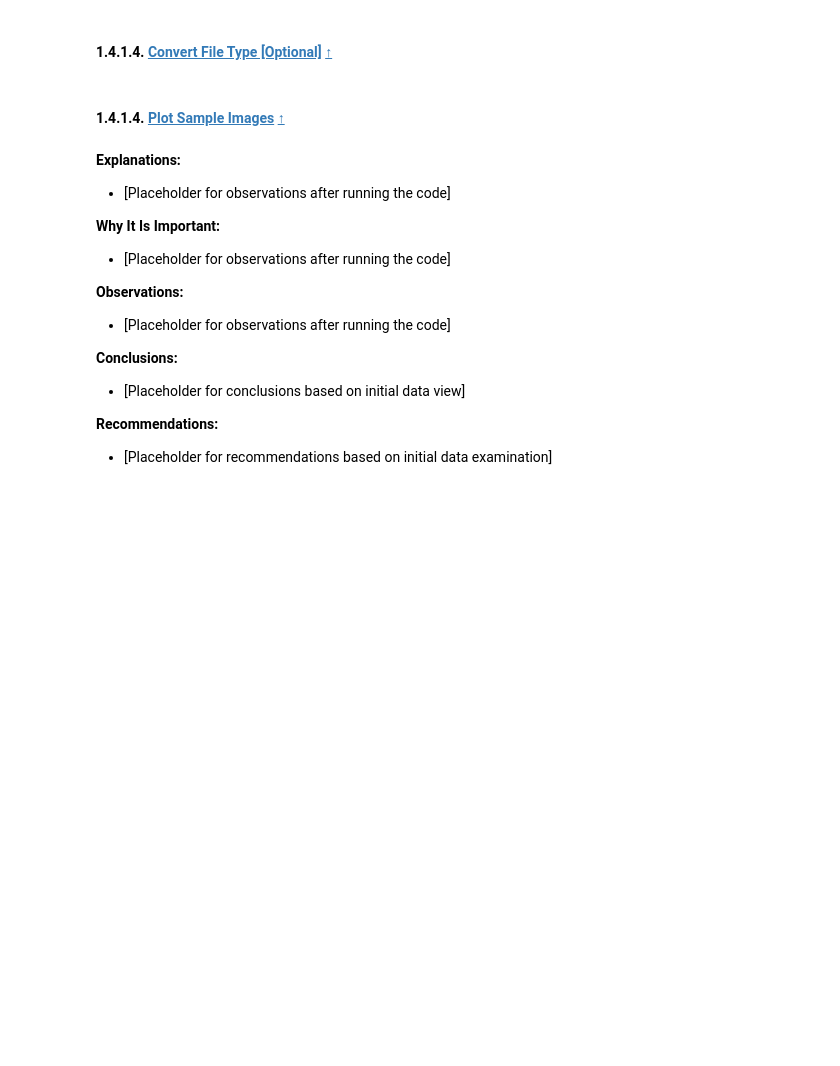
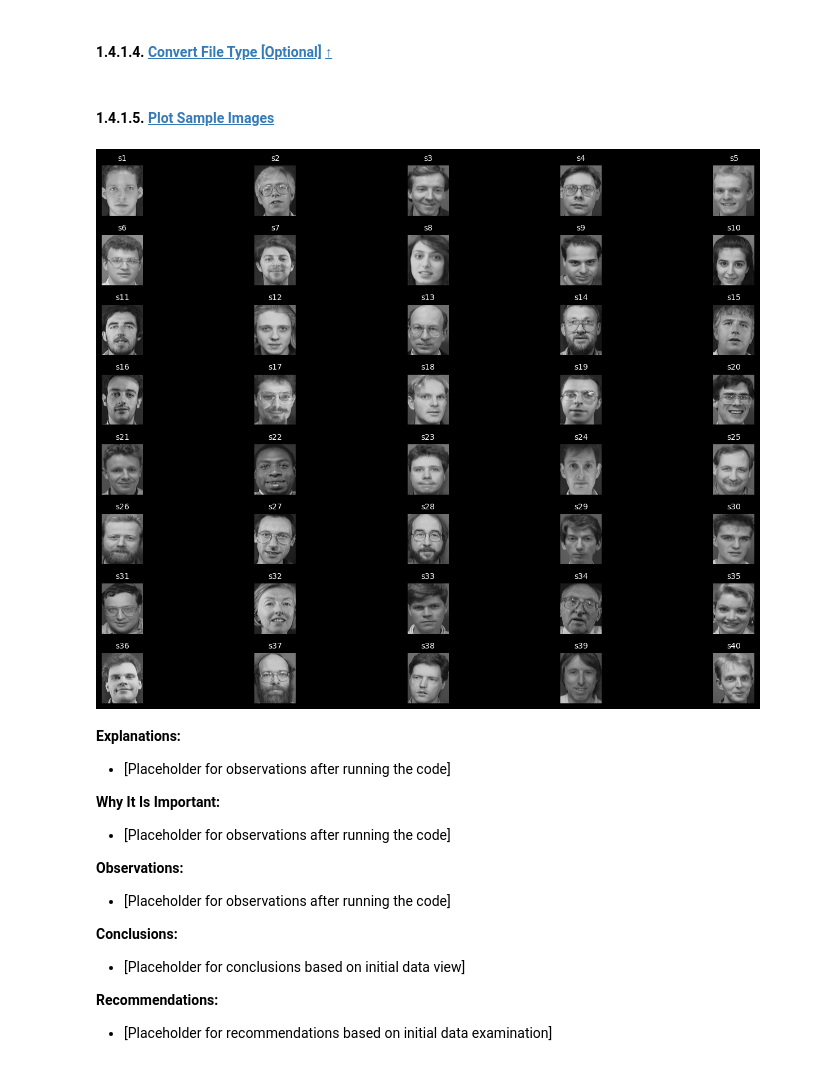
Before and after one commit to toddwalters/aiml-python-coding-examples, a Jupyter notebook: adlcv/projects/1697032566_performingFacialFecognitionWithDL/1697032566_ToddWalters_performingFacialFecognitionWithDL.ipynb, the cells around one changed output. Cells and saved outputs as stored; diff of their text form; code cells hidden in the pictures; blank space fills up the shorter version.

```diff
--- a/adlcv/projects/1697032566_performingFacialFecognitionWithDL/1697032566_ToddWalters_performingFacialFecognitionWithDL.ipynb
+++ b/adlcv/projects/1697032566_performingFacialFecognitionWithDL/1697032566_ToddWalters_performingFacialFecognitionWithDL.ipynb
@@ -291,40 +334,62 @@ def convert_pgm_to_png(input_dir, output_dir):
 # output_dir = 'att_faces'  # New dataset path for PNG files
 convert_pgm_to_png(input_dir, output_dir)
 # %% [markdown]
-#### 1.4.1.4. <a id='toc1_4_1_4_'></a>[**Plot Sample Images**](#toc0_) [&#8593;](#toc0_)
+#### 1.4.1.5. <a id='toc1_4_1_5_'></a>[**Plot Sample Images**](#toc0_)
 # %%
-def plot_sample_images(dataset_path, num_samples=1):
-    classes = [d for d in os.listdir(dataset_path) if os.path.isdir(os.path.join(dataset_path, d))]
-    fig, axes = plt.subplots(len(classes), num_samples, figsize=(20, 4*len(classes)))
+import cv2
+import os
+import matplotlib.pyplot as plt
+from dotenv import load_dotenv
+import re
 
-    for i, class_name in enumerate(classes):
+def natural_sort_key(s):
+    """Helper function to extract the numerical part from a class name for natural sorting."""
+    return int(re.search(r'\d+', s).group())
+
+def plot_sample_images_in_grid(dataset_path, grid_rows=8, grid_cols=5):
+    # Collect all classes sorted by natural order (numerical order based on 's1', 's2', ..., 's40')
+    classes = sorted([d for d in os.listdir(dataset_path) if os.path.isdir(os.path.join(dataset_path, d))], key=natural_sort_key)
+
+    # Prepare the figure with an 8x5 grid
+    fig, axes = plt.subplots(grid_rows, grid_cols, figsize=(15, 10))
+
+    # Plot one image per class
+    for idx, class_name in enumerate(classes[:grid_rows * grid_cols]):
         class_path = os.path.join(dataset_path, class_name)
-        images = [f for f in os.listdir(class_path) if os.path.isfile(os.path.join(class_path, f))][:num_samples]
+        image_name = sorted([f for f in os.listdir(class_path) if os.path.isfile(os.path.join(class_path, f))])[0]  # Take the first image
+        image_path = os.path.join(class_path, image_name)
 
-        for j, image_name in enumerate(images):
-            image_path = os.path.join(class_path, image_name)
-            img = cv2.imread(image_path)
-            img = cv2.cvtColor(img, cv2.COLOR_BGR2RGB)
-            axes[i, j].imshow(img)
-            axes[i, j].axis('off')
+        img = cv2.imread(image_path)
+        img = cv2.cvtColor(img, cv2.COLOR_BGR2RGB)
 
-        # Set the class name as the title for the first image in the row
-        axes[i, 0].set_title(class_name, fontsize=16, pad=20)
+        row, col = divmod(idx, grid_cols)  # Calculate row and column position
+        axes[row, col].imshow(img)
+        axes[row, col].axis('off')
+
+        # Set the class name (folder name) as the title for each image
+        axes[row, col].set_title(class_name, fontsize=10)
+
+    # Hide any unused subplots (if any)
+    for i in range(len(classes), grid_rows * grid_cols):
+        row, col = divmod(i, grid_cols)
+        axes[row, col].axis('off')
 
     plt.tight_layout()
     plt.show()
 
 # Mount Google Drive if using Colab
 try:
     from google.colab import drive
     drive.mount('/content/drive')
     load_dotenv(verbose=True, dotenv_path='.env', override=True)
     DATASET_PATH = os.getenv('COLAB_DATASET_PATH', default='/default/dataset/path')
 except ImportError:
     load_dotenv(verbose=True, dotenv_path='.env', override=True)
     DATASET_PATH = os.getenv('DATASET_PATH', default='/default/dataset/path')
 
-plot_sample_images(f'{DATASET_PATH}/structures_dataset/')
+plot_sample_images_in_grid(f'{DATASET_PATH}/att_faces/', grid_rows=8, grid_cols=5)
+# %% [output]
+[figure, added]
 # %% [markdown]
 **Explanations:**
 
```
Also changed, not shown: parts of 25 cells of this notebook, 3 other files.
